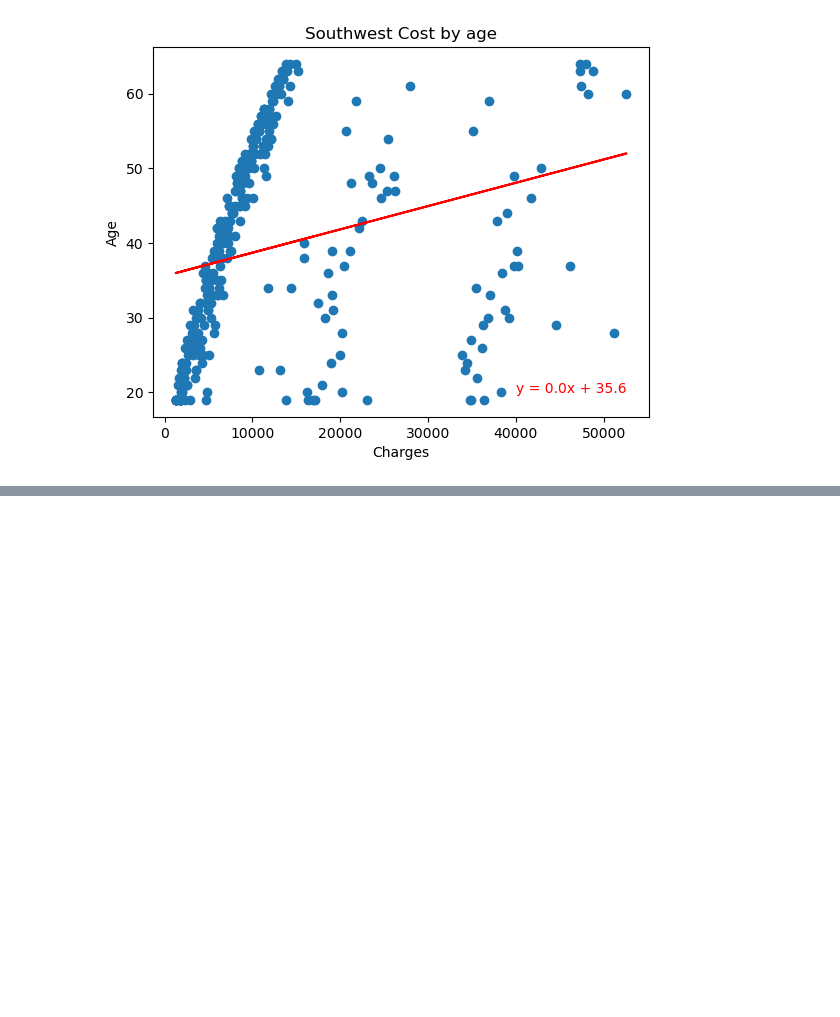
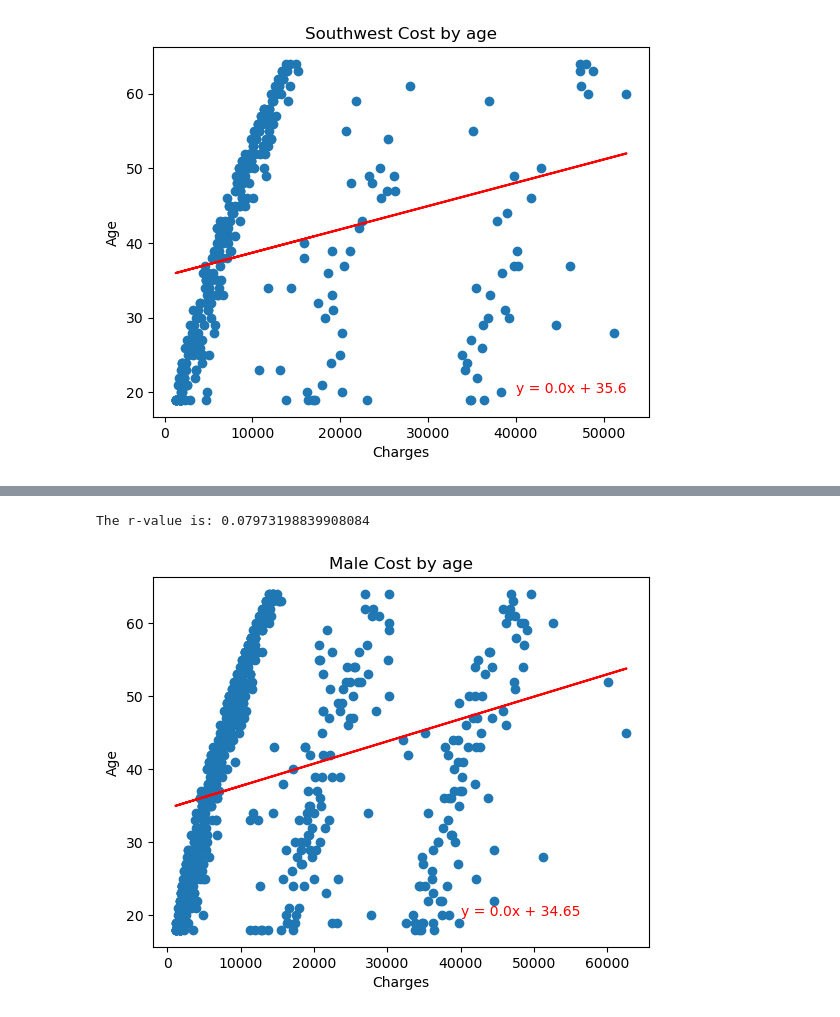
Before and after one commit to JohanaMarie/project_1, a Jupyter notebook: price_region.ipynb, the cells around one changed output, grey strips where cells are left out. Cells and saved outputs as stored; diff of their text form; code cells hidden in the pictures; blank space fills up the shorter version.

```diff
--- a/price_region.ipynb
+++ b/price_region.ipynb
@@ -31,0 +63,3 @@ insurance_df
+# %%
+male_df = insurance_df.loc[insurance_df['sex']== 'male']
+male_df
@@ -253,0 +354,9 @@ The r-value is: 0.06674879291871783
+# %%
+x_values = male_df['charges']
+y_values = male_df['age']
+
+plot_linear_regression(x_values, y_values, 'Male Cost by age', 'Age',(40000, 20)
+                                                                    )
+# %% [output]
+The r-value is: 0.07973198839908084
+[figure, added]
```
Also changed, not shown: parts of 9 cells of this notebook.
